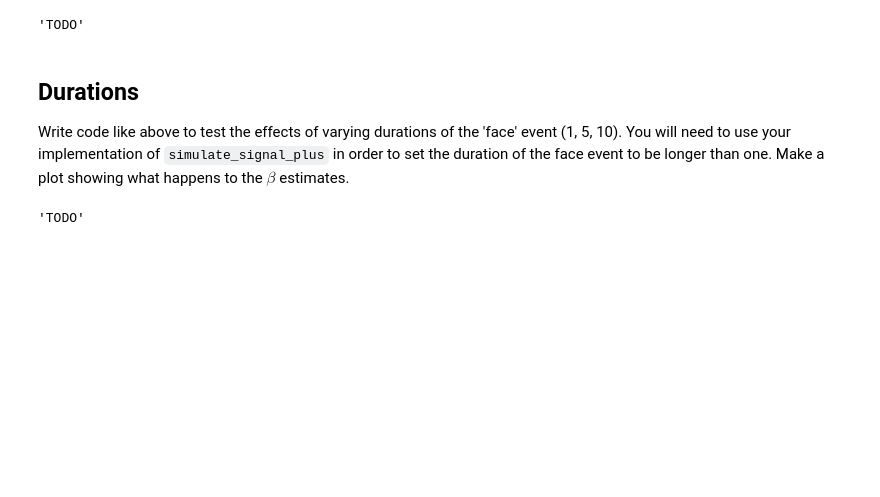
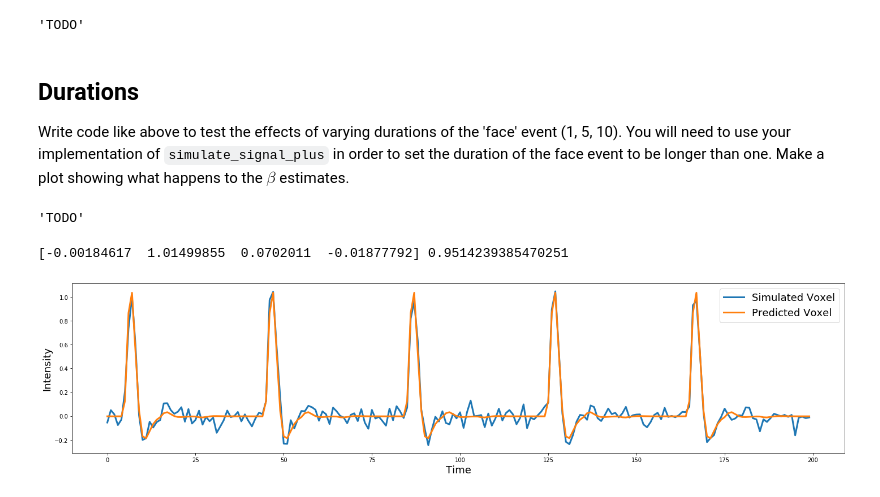
Before and after one commit to sapols/bai-book, a Jupyter notebook: content/labs/lab-glm/index.ipynb, the cells around one changed output. Drawn from its saved outputs; the diff is of its cells as text; code cells hidden in the pictures; blank space fills up the shorter version.

```diff
--- a/content/labs/lab-glm/index.ipynb
+++ b/content/labs/lab-glm/index.ipynb
@@ -867,3 +867,19 @@ Write code like above to test the effects of varying durations of the 'face' eve
 'TODO'
 # %% [output]
 'TODO'
+# %%
+def test_mismatch_signal():
+    signal1, design1 = simulate_signal(2, 200, 5, ['face', 'object', 'animal'], [2, 1, 1], 10, 0, 0.05)
+    signal2, design2 = simulate_signal(2, 200, 5, ['face', 'object'], [2, 1], 10, 0, 0.05)
+    signal3, design3 = simulate_signal(2, 200, 5, ['face'], [2], 10, 0, 0.05)
+    return signal3, design1
+
+beta, r_square, predicted_sigma, t, contrast_efficiencies = solutions.glm_analysis_beta(
+    test_mismatch_signal,
+    [],
+    plot=True)
+
+print(beta, r_square)
+# %% [output]
+[-0.00184617  1.01499855  0.0702011  -0.01877792] 0.9514239385470251
+[figure, added]
```
Also changed, not shown: parts of 2 cells of this notebook, 3 other files.
